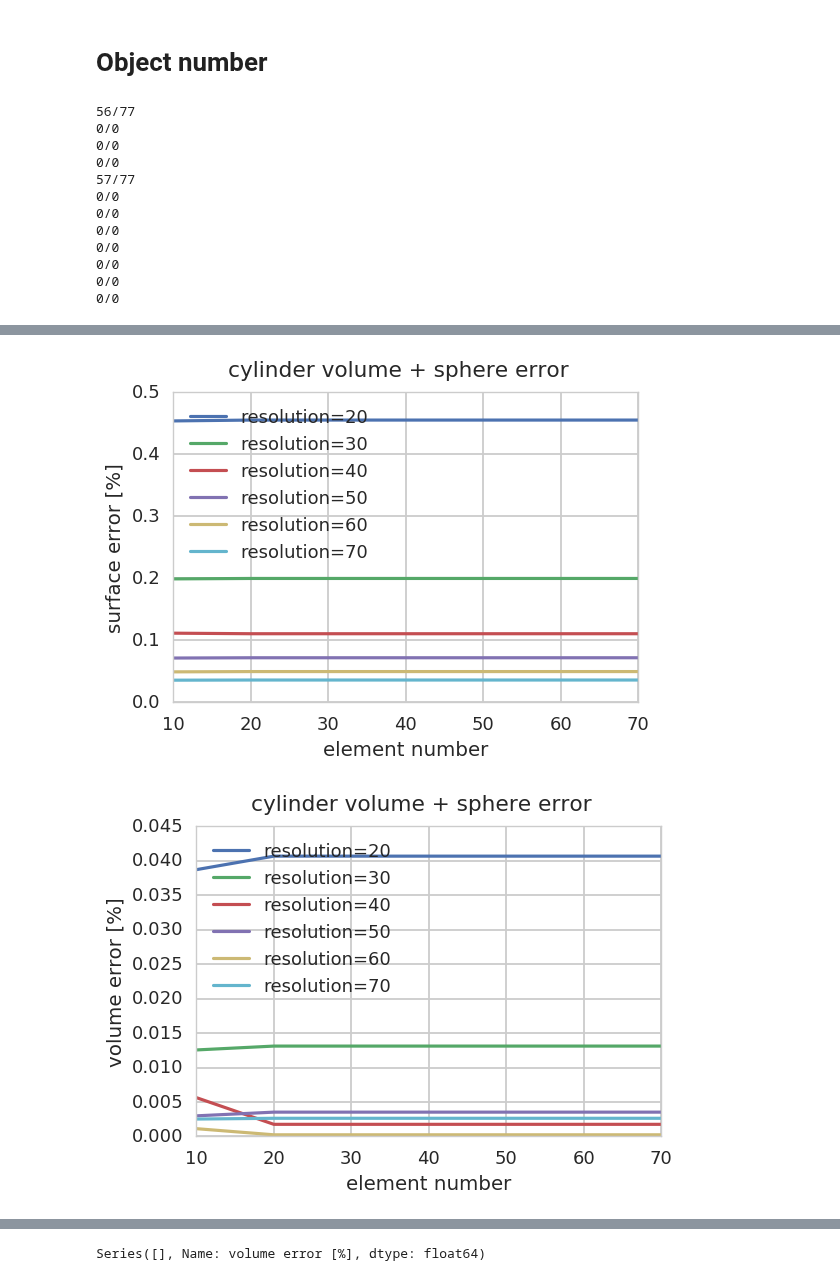
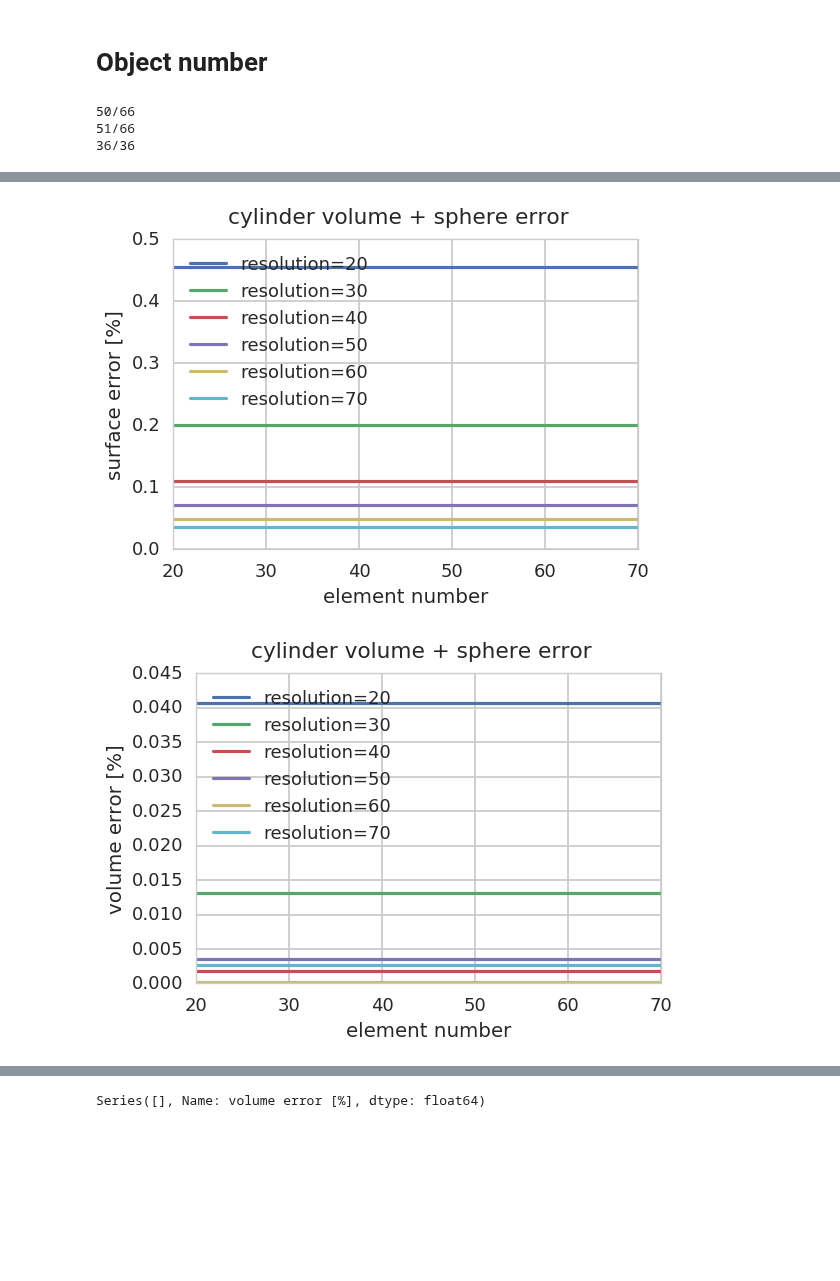
Before and after one commit to mjirik/teigen, a Jupyter notebook: examples/paperfigures.ipynb, the cells around one changed output, grey strips where cells are left out. Cells and saved outputs as stored; diff of their text form; code cells hidden in the pictures; blank space fills up the shorter version.

```diff
--- a/examples/paperfigures.ipynb
+++ b/examples/paperfigures.ipynb
@@ -153,12 +153,18 @@ df_graph = show_violin_separated(select_df(df, "mix 4 cylinder surface + sphere
 # %%
 dpi = paper_dpi
 date = "2017-10-05 21:00"
-for radius_method in available_radius_methods:
+# for radius_method in available_radius_methods:
+for radius_method in [
+    "inscribed",
+    "cylinder volume + sphere error",
+    "cylinder surface + sphere error",
+]:
     dfs = df[
         df[note_key] == "element number " + radius_method
         # df["generators Unconnected cylinders radius_distribution_mean"] == 5
     ]
     dfs = dfs[dfs["measurement resolution"] > 10]
+    dfs = dfs[dfs["element number"] > 10]
     l1 = len(dfs)
     dfs = newer_data(dfs, date)
     print("{}/{}".format(len(dfs), l1))
@@ -182,9 +188,10 @@ for radius_method in available_radius_methods:
     #plt.legend()
     plt.ylabel(ykey)
     plt.suptitle(radius_method)
-    fn = "element_number_surface_" + radius_method
-    plt.savefig(fn + ".pdf", bbox_inches='tight')
-    plt.savefig(fn + ".png", bbox_inches='tight', dpi=dpi)
+    fn = "../graphics/sensitivity_element_number_surface_" + radius_method
+    savefig(fn, dataframe=dfs)
+#     plt.savefig(fn + ".pdf", bbox_inches='tight')
+#     plt.savefig(fn + ".png", bbox_inches='tight', dpi=dpi)
 
     # volume
     ykey="volume error [mm^3]"
@@ -202,19 +209,11 @@ for radius_method in available_radius_methods:
     #plt.legend()
     plt.ylabel(ykey)
     plt.suptitle(radius_method)
-    fn = "element_number_volume_" + radius_method
-    plt.savefig(fn + ".pdf", bbox_inches='tight')
-    plt.savefig(fn + ".png", bbox_inches='tight', dpi=dpi)
+    fn = "../graphics/sensitivity_element_number_volume_" + radius_method
+    savefig(fn, dataframe=dfs)
+#     plt.savefig(fn + ".pdf", bbox_inches='tight')
+#     plt.savefig(fn + ".png", bbox_inches='tight', dpi=dpi)
 # %% [output]
-56/77
-0/0
-0/0
-0/0
-57/77
-0/0
-0/0
-0/0
-0/0
-0/0
-0/0
-0/0
+50/66
+51/66
+36/36
@@ -223,2 +222,2 @@ for radius_method in available_radius_methods:
-[figure, old version]
+[figure, new version]
-[figure, old version]
+[figure, new version]
```
Also changed, not shown: parts of 24 cells of this notebook, 8 other files.
